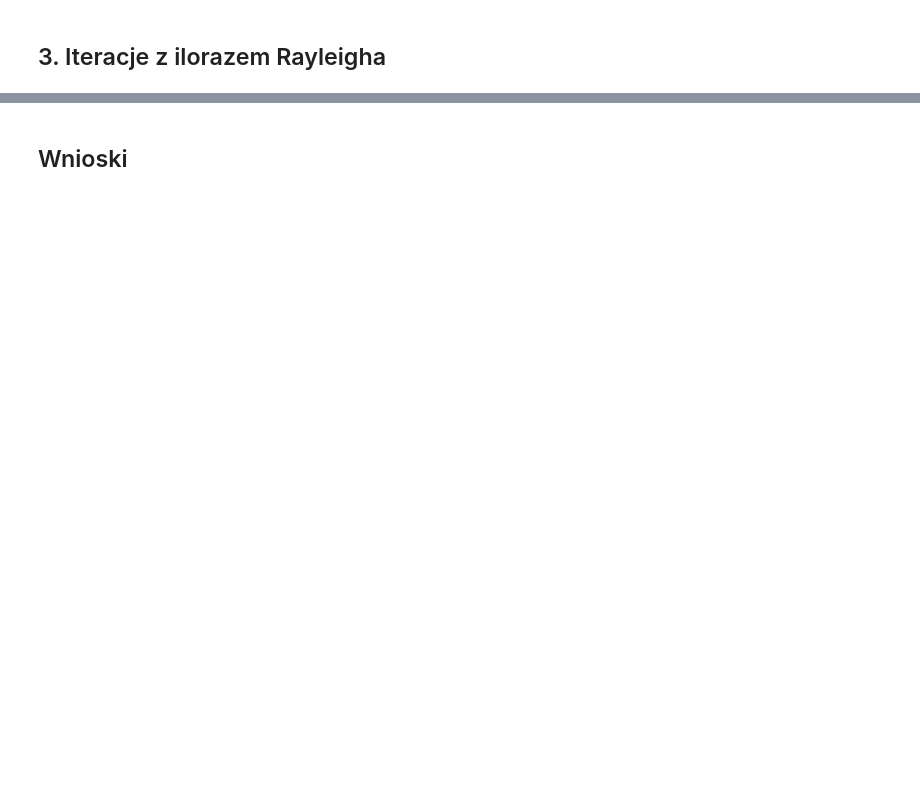
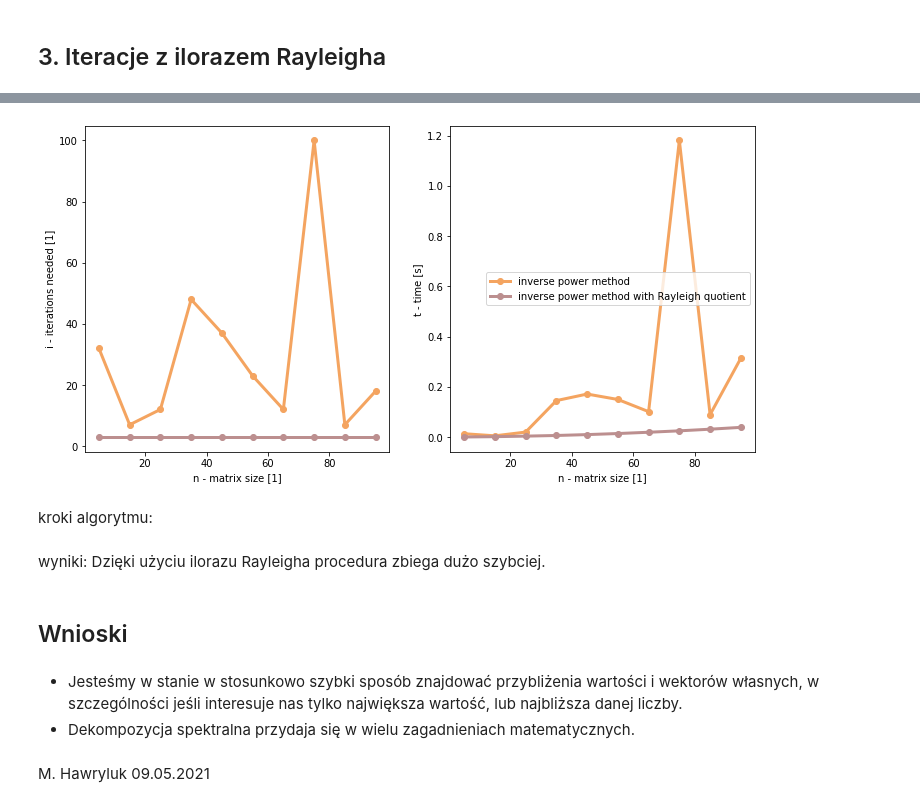
Before and after one commit to mhawryluk/mownit, a Jupyter notebook: lab8/lab8.ipynb, the cells around one changed output, grey strips where cells are left out. Saved outputs shown, nothing was run; the diff lists cells and outputs as text; code cells hidden in the pictures; blank space fills up the shorter version.

```diff
--- a/lab8/lab8.ipynb
+++ b/lab8/lab8.ipynb
@@ -50,2 +241,57 @@ print(np.linalg.eig(A)[1][:, 0])
+# %%
+def compare_convergence():
+    ns = list(range(5, 100, 10))
+    inverse_times = []
+    rayleigh_times = []
+
+    inverse_iterations = []
+    rayleigh_iterations = []
+
+    for n in ns:
+        A = np.random.rand(n, n)
+        A = A + A.T
+        sigma = 0
+
+        start = time()
+        _, _, iterations = inverse_power(A, sigma)
+        end = time()
+        inverse_iterations.append(iterations)
+        inverse_times.append(end - start)
+
+        start = time()
+        _, _, iterations = inverse_rayleigh(A, sigma)
+        end = time()
+        rayleigh_iterations.append(iterations)
+        rayleigh_times.append(end - start)
+
+    fig, ax = plt.subplots(1, 2, figsize=(12,6))
+    ax[0].set_xlabel('n - matrix size [1]')
+    ax[0].set_ylabel('i - iterations needed [1]')
+
+    ax[1].set_xlabel('n - matrix size [1]')
+    ax[1].set_ylabel('t - time [s]')
+
+    ax[0].plot(ns, inverse_iterations, label='inverse power method', marker='o', linewidth=3, color='sandybrown')
+    ax[0].plot(ns, rayleigh_iterations, label='inverse power method with Rayleigh quotient', marker='o', linewidth=3, color='rosybrown')
+
+
+    ax[1].plot(ns, inverse_times, label='inverse power method', marker='o', linewidth=3, color='sandybrown')
+    ax[1].plot(ns, rayleigh_times, label='inverse power method with Rayleigh quotient', marker='o', linewidth=3, color='rosybrown')
+
+    plt.legend()
+    plt.show()
+# %%
+compare_convergence()
+# %% [output]
+[figure, added]
+# %% [markdown]
+kroki algorytmu:
+# %% [markdown]
+wyniki: Dzięki użyciu ilorazu Rayleigha procedura zbiega dużo szybciej.
 # %% [markdown]
 ## Wnioski
+# %% [markdown]
+- Jesteśmy w stanie w stosunkowo szybki sposób znajdować przybliżenia wartości i wektorów własnych, w szczególności jeśli interesuje nas tylko największa wartość, lub najbliższa danej liczby.
+- Dekompozycja spektralna przydaja się w wielu zagadnieniach matematycznych.
+# %% [markdown]
+M. Hawryluk 09.05.2021
```
Also changed, not shown: parts of 15 cells of this notebook.
